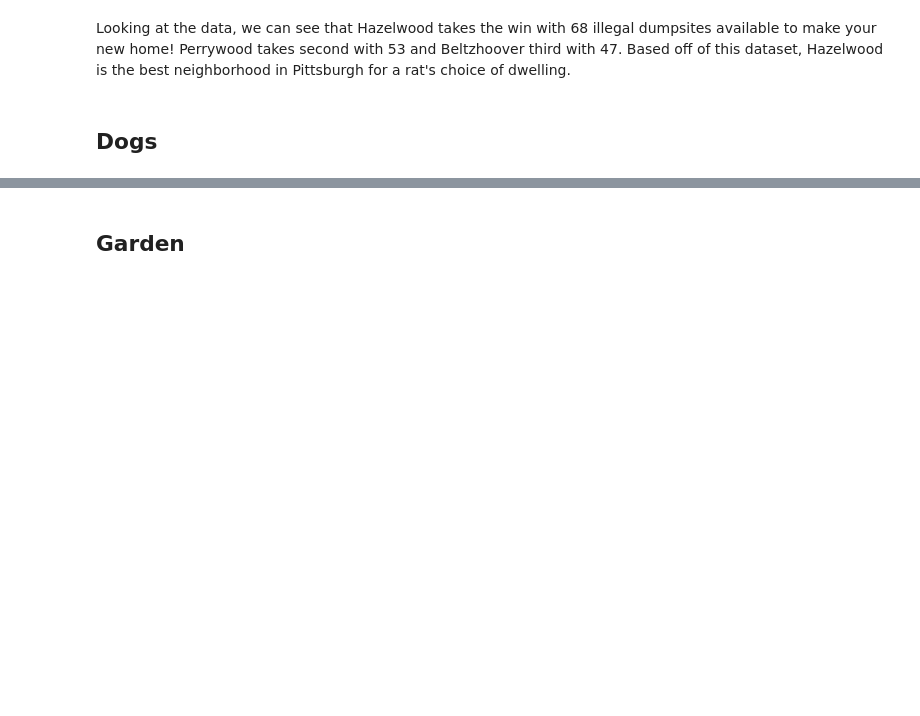
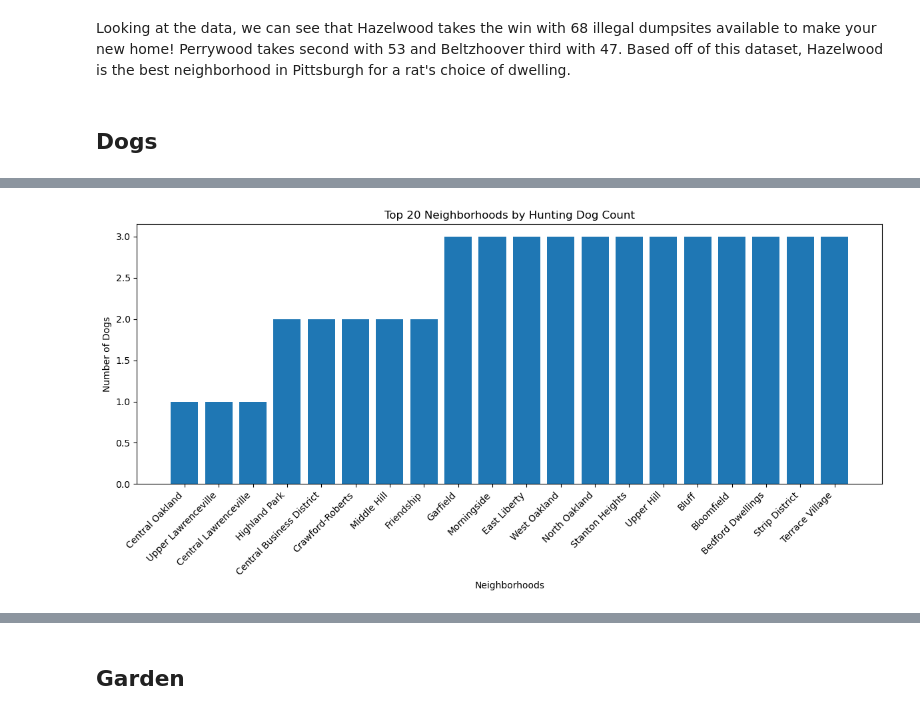
Before and after one commit to MNM75/CMPINF-Final-Rats, a Jupyter notebook: FullNotebook.ipynb, the cells around one changed output, grey strips where cells are left out. Saved outputs shown, nothing was run; the diff lists cells and outputs as text; code cells hidden in the pictures; blank space fills up the shorter version.

```diff
--- a/FullNotebook.ipynb
+++ b/FullNotebook.ipynb
@@ -94,0 +158,28 @@ Looking at the data, we can see that Hazelwood takes the win with 68 illegal dum
+# %%
+hunting_breeds = {
+    'Beagle', 'Bloodhound', 'Coonhound', 'Pointer', 'Foxhound',
+    'Weimaraner', 'Vizsla', 'Labrador Retriever', 'Golden Retriever',
+    'German Shorthaired Pointer', 'Irish Setter', 'Bluetick Coonhound',
+    'American Foxhound', 'Plott Hound', 'Treeing Walker Coonhound'
+}
+
+def assign_breed_weight(breed):
+    if pd.isna(breed):
+        return 1.0
+    for hunter in hunting_breeds:
+        if hunter.lower() in breed.lower():
+            return 1.5  # Best hunters
+    return 0.5  # Not hunting breeds
+
+dogs['BreedWeight'] = dogs['Breed'].apply(assign_breed_weight)
+
+hunting_counts = Counter()
+for _, row in dogs.iterrows():
+    if row['BreedWeight'] == 1.5 and isinstance(row['neighborhoods'], list):
+        for neiborhood in row['neighborhoods']:
+            hunting_counts[neiborhood] += 1
+
+hunting_df = pd.DataFrame(hunting_counts.items(), columns=['Neighborhood', 'HuntingDogCount']).sort_values(by='HuntingDogCount', ascending=True)
+plot_bar(hunting_df, 'Neighborhood', 'HuntingDogCount', 'Top 20 Neighborhoods by Hunting Dog Count', top_n=20)
+# %% [output]
+[figure, added]
```
Also changed, not shown: parts of 13 cells of this notebook.
